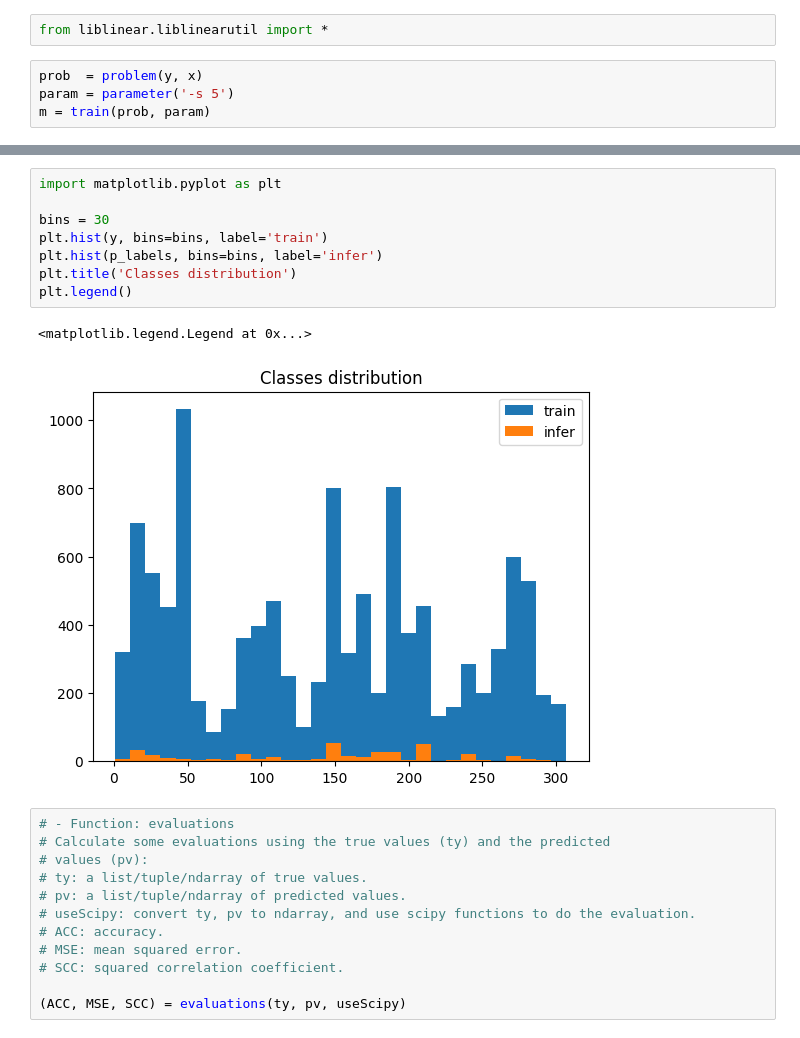
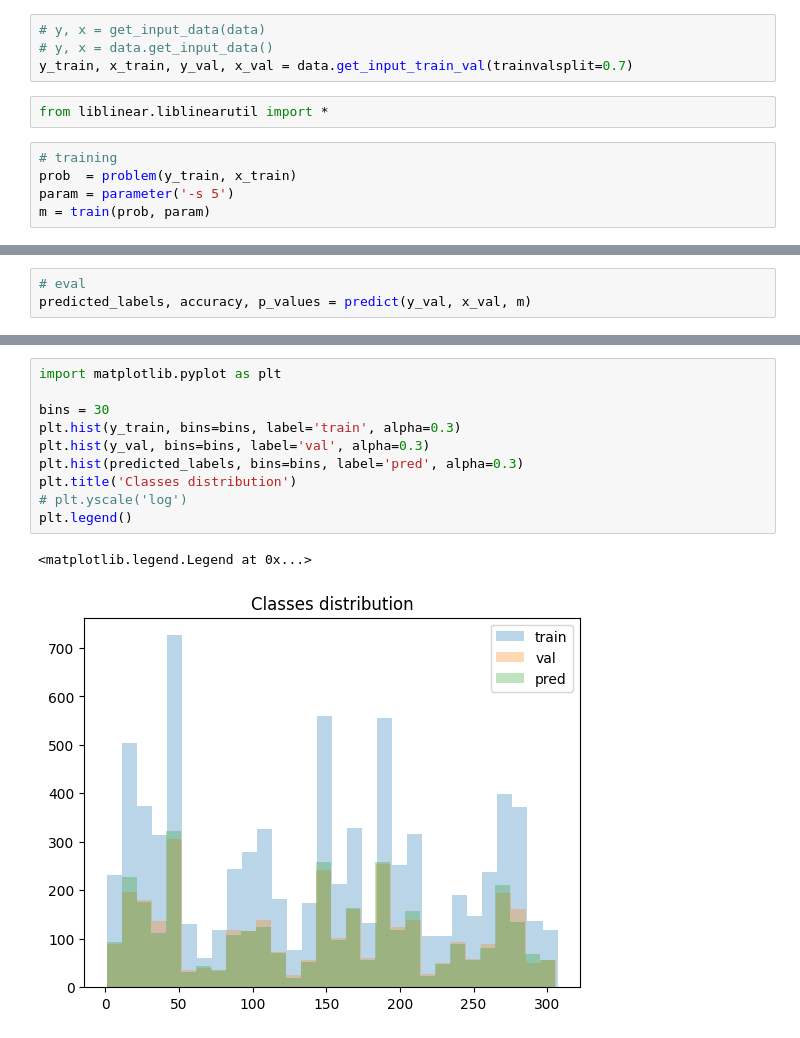
Before and after one commit to cinemere/code-classification, a Jupyter notebook: notebooks/baseline_sandbox.ipynb, the cells around one changed output, grey strips where cells are left out. Drawn from its saved outputs; the diff is of its cells as text.

```diff
--- a/notebooks/baseline_sandbox.ipynb
+++ b/notebooks/baseline_sandbox.ipynb
@@ -306,7 +287,12 @@ y, x = get_input_data(data)
+# %%
+# y, x = get_input_data(data)
+# y, x = data.get_input_data()
+y_train, x_train, y_val, x_val = data.get_input_train_val(trainvalsplit=0.7)
 # %%
 from liblinear.liblinearutil import *
 # %%
-prob  = problem(y, x)
+# training
+prob  = problem(y_train, x_train)
 param = parameter('-s 5')
 m = train(prob, param)
 # %% [output]
@@ -329,0 +316,3 @@ Objective value = 40.826476
+# %%
+# eval
+predicted_labels, accuracy, p_values = predict(y_val, x_val, m)
@@ -341,23 +334,13 @@ infer_labels = [classes_decoder[p_label] for p_label in p_labels]
 # %%
 import matplotlib.pyplot as plt
 
 bins = 30
-plt.hist(y, bins=bins, label='train')
-plt.hist(p_labels, bins=bins, label='infer')
+plt.hist(y_train, bins=bins, label='train', alpha=0.3)
+plt.hist(y_val, bins=bins, label='val', alpha=0.3)
+plt.hist(predicted_labels, bins=bins, label='pred', alpha=0.3)
 plt.title('Classes distribution')
+# plt.yscale('log')
 plt.legend()
 # %% [output]
 <matplotlib.legend.Legend at 0x...>
-[figure, old version]
+[figure, new version]
-# %%
-# - Function: evaluations
-# Calculate some evaluations using the true values (ty) and the predicted
-# values (pv):
-# ty: a list/tuple/ndarray of true values.
-# pv: a list/tuple/ndarray of predicted values.
-# useScipy: convert ty, pv to ndarray, and use scipy functions to do the evaluation.
-# ACC: accuracy.
-# MSE: mean squared error.
-# SCC: squared correlation coefficient.
-
-(ACC, MSE, SCC) = evaluations(ty, pv, useScipy)
```
Also changed, not shown: parts of 11 cells of this notebook, 3 other files.
